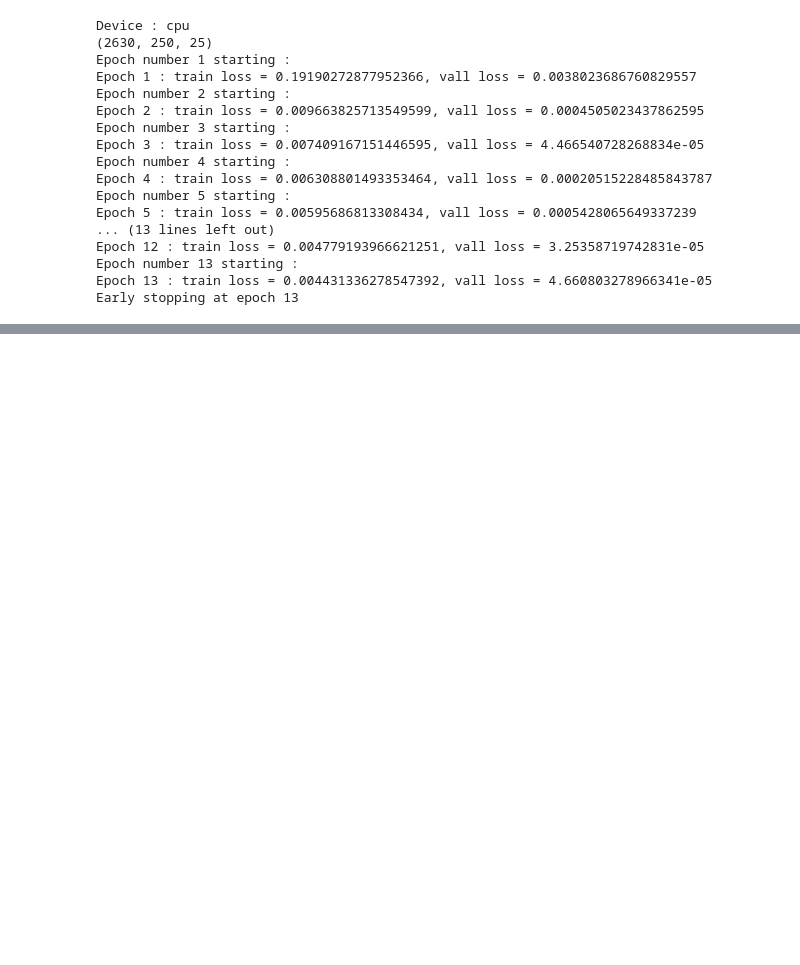
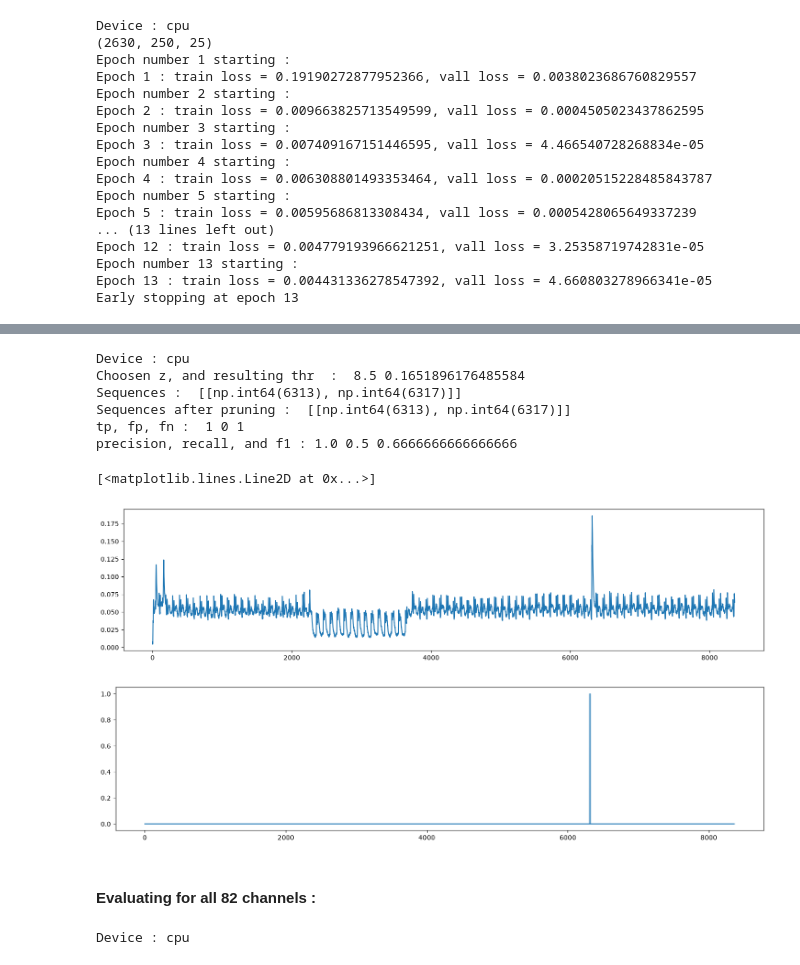
Before and after one commit to sophiadonato/spacecraft_anomaly_detection, a Jupyter notebook: spacecraft_anomaly_detection.ipynb, the cells around one changed output, grey strips where cells are left out. Saved outputs shown, nothing was run; the diff lists cells and outputs as text; code cells hidden in the pictures; blank space fills up the shorter version.

Commit message:
error curve computation, dynamic thresholding, pruning, results computation

```diff
--- a/spacecraft_anomaly_detection.ipynb
+++ b/spacecraft_anomaly_detection.ipynb
@@ -270,0 +356,9 @@ KeyboardInterrupt:
+# %%
+# Find maxima of error curve, discarding the abnormal sequences (and their neighboors)
+def compute_normal_max(err, seqs, buffer=100):
+    mask = np.ones(len(err), dtype=bool)
+    for s, t in seqs :
+        mask[max(0, s-buffer) : t + buffer + 1] = False
+    err_masqued = err[mask]
+    normal_max = err_masqued.max()
+    return normal_max
@@ -270,0 +380,58 @@ KeyboardInterrupt:
+# %%
+# Compute the number of
+# - TP (true anomalies for which 1 predicted seq overlaps)
+# - FP (predicted seqs that overlap no true anomaly)
+# - FN (missed true anomalies)
+def score(pred_seqs, true_seqs):
+    hit = lambda a, b: a[0] <= b[1] and b[0] <= a[1]
+    tp = sum(any(hit(p, t) for p in pred_seqs) for t in true_seqs)
+    fp = sum(not any(hit(p, t) for t in true_seqs) for p in pred_seqs)
+    fn = len(true_seqs) - tp
+    return tp, fp, fn
+# %%
+# GPU
+device = "cuda" if torch.cuda.is_available() else "cpu"
+print(f"Device : {device}")
+device = torch.device(device)
+
+err = error_curve("T-1", device)
+err_smooth = smoothing_error(err)
+
+z, thr = dynamic_threshold(err_smooth)
+print("Choosen z, and resulting thr  : ", z, thr)
+
+flags = (err_smooth > thr).astype(int)
+
+seqs = to_sequence(err_smooth, thr)
+print("Sequences : ", seqs)
+
+seqs = prune(err_smooth, seqs)
+print("Sequences after pruning : ", seqs)
+
+seqs_shifted = [[s + 250, t + 250] for s, t in seqs]
+tp, fp, fn = score(seqs_shifted, [[2399, 3898], [6550, 6585]])
+
+print("tp, fp, fn : ", tp, fp, fn)
+
+precision = tp/(tp+fp)
+recall = tp/(tp+fn)
+f1 = 2*precision*recall / (precision+recall)
+
+print("precision, recall, and f1 :", precision, recall, f1)
+
+plt.figure(figsize=(18,4))
+plt.plot(np.arange(0, len(err_smooth)), err_smooth)
+plt.figure(figsize=(18,4))
+plt.plot(np.arange(0,len(flags)), flags)
+# %% [output]
+Device : cpu
+Choosen z, and resulting thr  :  8.5 0.1651896176485584
+Sequences :  [[np.int64(6313), np.int64(6317)]]
+Sequences after pruning :  [[np.int64(6313), np.int64(6317)]]
+tp, fp, fn :  1 0 1
+precision, recall, and f1 : 1.0 0.5 0.6666666666666666
+[<matplotlib.lines.Line2D at 0x...>]
+[figure, added]
+[figure, added]
+# %% [markdown]
+#### Evaluating for all 82 channels :
@@ -270,0 +443,7 @@ KeyboardInterrupt:
+# %%
+# GPU
+device = "cuda" if torch.cuda.is_available() else "cpu"
+print(f"Device : {device}")
+device = torch.device(device)
+# %% [output]
+Device : cpu
```
Also changed, not shown: parts of 17 cells of this notebook, 1 other file.
